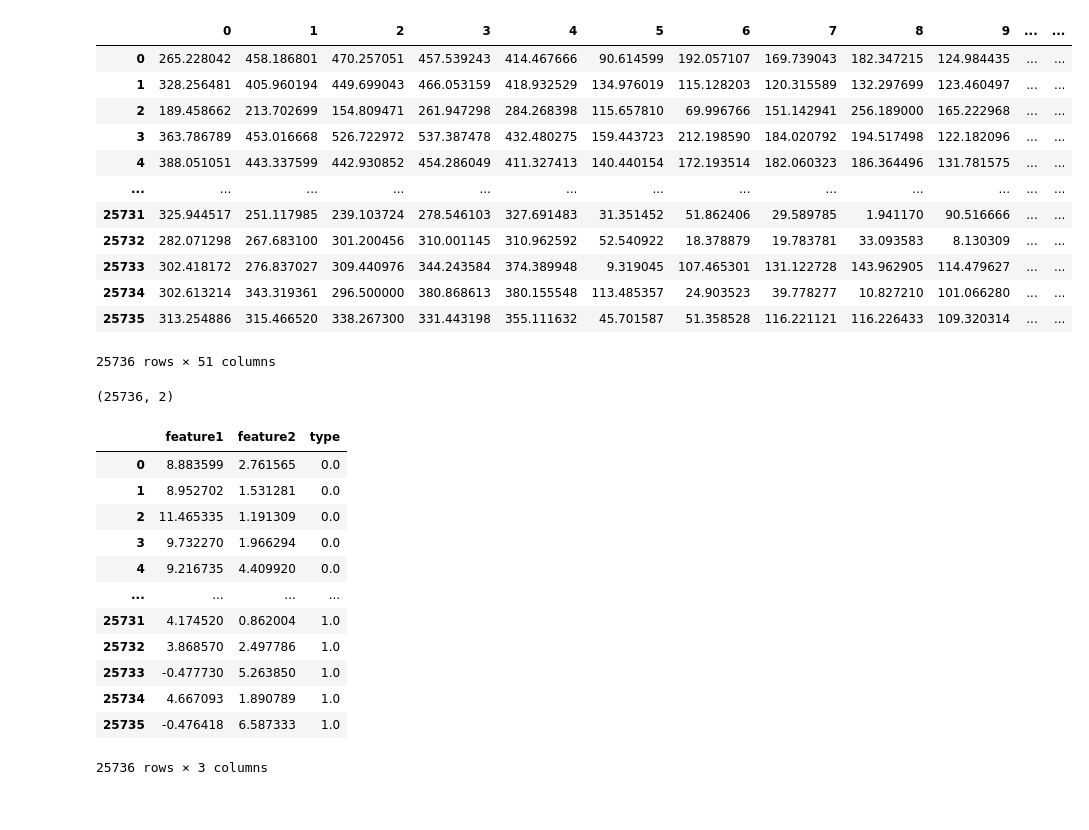
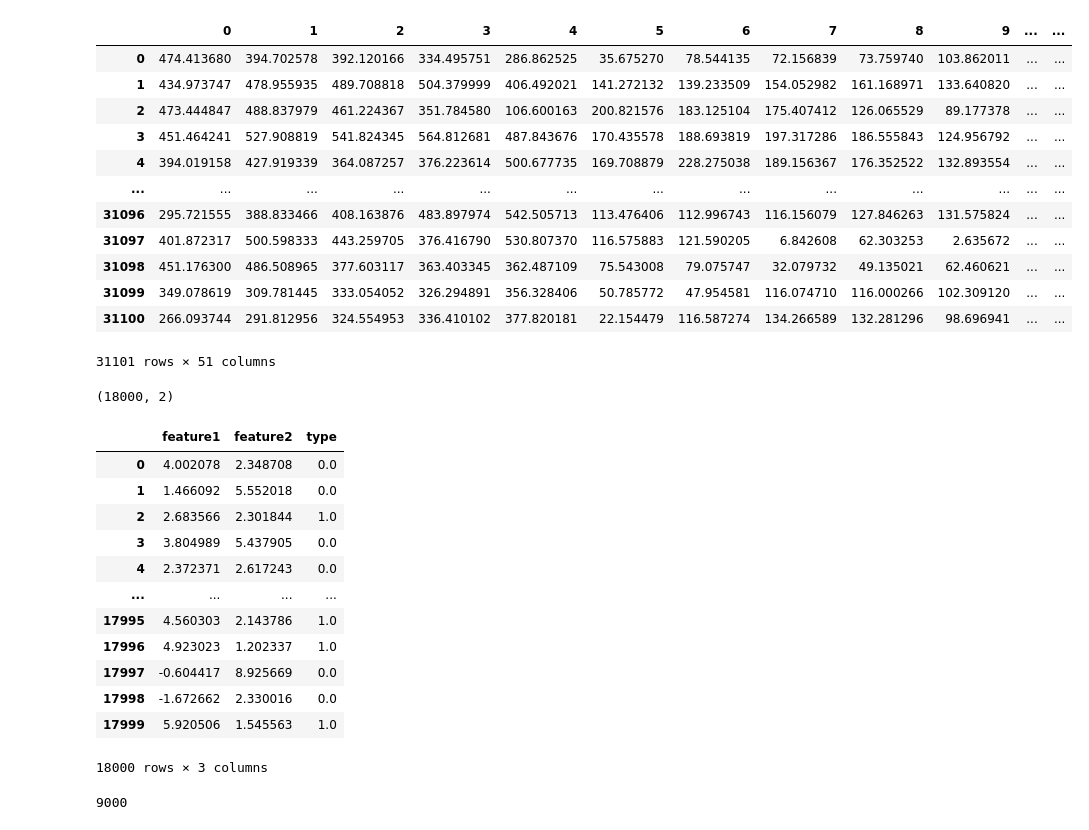
Before and after one commit to sustech-topology/TopCap, a Jupyter notebook: feature_analysis/mfcc_feature2.ipynb, the cells around one changed output. Drawn from its saved outputs; the diff is of its cells as text; code cells hidden in the pictures.

```diff
--- a/feature_analysis/mfcc_feature2.ipynb
+++ b/feature_analysis/mfcc_feature2.ipynb
@@ -109,19 +85,19 @@ for fn in os.listdir(voicedlessPath):
         writer.writerow(data)
 # %%
 # Read the csv file into DataFrame
-df=pd.read_csv('MFCC_Diag2.csv',header=None)
+df=pd.read_csv('MFCC_Diag3.csv',header=None)
 df
 # %% [output]
 |  | 0 | 1 | 2 | 3 | 4 | 5 | 6 | 7 | 8 | 9 | ... | ... |
-| 0 | 265.228042 | 458.186801 | 470.257051 | 457.539243 | 414.467666 | 90.614599 | 192.057107 | 169.739043 | 182.347215 | 124.984435 | ... | ... |
-| 1 | 328.256481 | 405.960194 | 449.699043 | 466.053159 | 418.932529 | 134.976019 | 115.128203 | 120.315589 | 132.297699 | 123.460497 | ... | ... |
-| 2 | 189.458662 | 213.702699 | 154.809471 | 261.947298 | 284.268398 | 115.657810 | 69.996766 | 151.142941 | 256.189000 | 165.222968 | ... | ... |
-| 3 | 363.786789 | 453.016668 | 526.722972 | 537.387478 | 432.480275 | 159.443723 | 212.198590 | 184.020792 | 194.517498 | 122.182096 | ... | ... |
-| 4 | 388.051051 | 443.337599 | 442.930852 | 454.286049 | 411.327413 | 140.440154 | 172.193514 | 182.060323 | 186.364496 | 131.781575 | ... | ... |
+| 0 | 474.413680 | 394.702578 | 392.120166 | 334.495751 | 286.862525 | 35.675270 | 78.544135 | 72.156839 | 73.759740 | 103.862011 | ... | ... |
+| 1 | 434.973747 | 478.955935 | 489.708818 | 504.379999 | 406.492021 | 141.272132 | 139.233509 | 154.052982 | 161.168971 | 133.640820 | ... | ... |
+| 2 | 473.444847 | 488.837979 | 461.224367 | 351.784580 | 106.600163 | 200.821576 | 183.125104 | 175.407412 | 126.065529 | 89.177378 | ... | ... |
+| 3 | 451.464241 | 527.908819 | 541.824345 | 564.812681 | 487.843676 | 170.435578 | 188.693819 | 197.317286 | 186.555843 | 124.956792 | ... | ... |
+| 4 | 394.019158 | 427.919339 | 364.087257 | 376.223614 | 500.677735 | 169.708879 | 228.275038 | 189.156367 | 176.352522 | 132.893554 | ... | ... |
 | ... | ... | ... | ... | ... | ... | ... | ... | ... | ... | ... | ... | ... |
-| 25731 | 325.944517 | 251.117985 | 239.103724 | 278.546103 | 327.691483 | 31.351452 | 51.862406 | 29.589785 | 1.941170 | 90.516666 | ... | ... |
-| 25732 | 282.071298 | 267.683100 | 301.200456 | 310.001145 | 310.962592 | 52.540922 | 18.378879 | 19.783781 | 33.093583 | 8.130309 | ... | ... |
-| 25733 | 302.418172 | 276.837027 | 309.440976 | 344.243584 | 374.389948 | 9.319045 | 107.465301 | 131.122728 | 143.962905 | 114.479627 | ... | ... |
-| 25734 | 302.613214 | 343.319361 | 296.500000 | 380.868613 | 380.155548 | 113.485357 | 24.903523 | 39.778277 | 10.827210 | 101.066280 | ... | ... |
-| 25735 | 313.254886 | 315.466520 | 338.267300 | 331.443198 | 355.111632 | 45.701587 | 51.358528 | 116.221121 | 116.226433 | 109.320314 | ... | ... |
+| 31096 | 295.721555 | 388.833466 | 408.163876 | 483.897974 | 542.505713 | 113.476406 | 112.996743 | 116.156079 | 127.846263 | 131.575824 | ... | ... |
+| 31097 | 401.872317 | 500.598333 | 443.259705 | 376.416790 | 530.807370 | 116.575883 | 121.590205 | 6.842608 | 62.303253 | 2.635672 | ... | ... |
+| 31098 | 451.176300 | 486.508965 | 377.603117 | 363.403345 | 362.487109 | 75.543008 | 79.075747 | 32.079732 | 49.135021 | 62.460621 | ... | ... |
+| 31099 | 349.078619 | 309.781445 | 333.054052 | 326.294891 | 356.328406 | 50.785772 | 47.954581 | 116.074710 | 116.000266 | 102.309120 | ... | ... |
+| 31100 | 266.093744 | 291.812956 | 324.554953 | 336.410102 | 377.820181 | 22.154479 | 116.587274 | 134.266589 | 132.281296 | 98.696941 | ... | ... |
-25736 rows × 51 columns
+31101 rows × 51 columns
@@ -128,28 +113,28 @@ df
 # %%
 # Use UMAP to reduce the feature dimension to 2
 reducer = umap.UMAP()
-data = df.iloc[:,0:50]
+data = df.iloc[:,0:n]
 scaled_data = StandardScaler().fit_transform(data)
 embedding = reducer.fit_transform(scaled_data)
 embedding.shape
 # %% [output]
-(25736, 2)
+(18000, 2)
 # %%
 # Read the embedded feature as DataFrame
 df_feature=pd.DataFrame(embedding,columns=['feature1','feature2'])
-df_feature['type']=df[50]
+df_feature['type']=df[n]
 df_feature
 # %% [output]
 |  | feature1 | feature2 | type |
-| 0 | 8.883599 | 2.761565 | 0.0 |
-| 1 | 8.952702 | 1.531281 | 0.0 |
-| 2 | 11.465335 | 1.191309 | 0.0 |
-| 3 | 9.732270 | 1.966294 | 0.0 |
-| 4 | 9.216735 | 4.409920 | 0.0 |
+| 0 | 4.002078 | 2.348708 | 0.0 |
+| 1 | 1.466092 | 5.552018 | 0.0 |
+| 2 | 2.683566 | 2.301844 | 1.0 |
+| 3 | 3.804989 | 5.437905 | 0.0 |
+| 4 | 2.372371 | 2.617243 | 0.0 |
 | ... | ... | ... | ... |
-| 25731 | 4.174520 | 0.862004 | 1.0 |
-| 25732 | 3.868570 | 2.497786 | 1.0 |
-| 25733 | -0.477730 | 5.263850 | 1.0 |
-| 25734 | 4.667093 | 1.890789 | 1.0 |
-| 25735 | -0.476418 | 6.587333 | 1.0 |
+| 17995 | 4.560303 | 2.143786 | 1.0 |
+| 17996 | 4.923023 | 1.202337 | 1.0 |
+| 17997 | -0.604417 | 8.925669 | 0.0 |
+| 17998 | -1.672662 | 2.330016 | 0.0 |
+| 17999 | 5.920506 | 1.545563 | 1.0 |
-25736 rows × 3 columns
+18000 rows × 3 columns
@@ -156 +149,6 @@ df_feature
+# %%
+# Check the number of samples in each class
+(normalized_df['type']==1).sum()
+# %% [output]
+9000
 # %%
```
Also changed, not shown: parts of 18 cells of this notebook, 2 other files.
